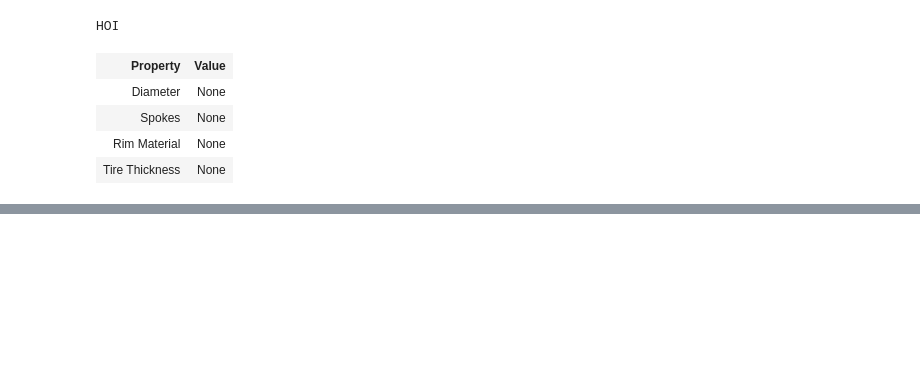
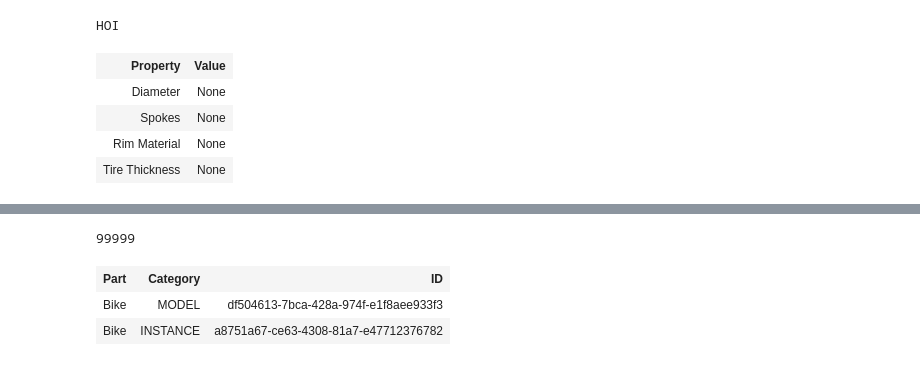
Before and after one commit to KE-works/pykechain, a Jupyter notebook: example2.ipynb, the cells around one changed output, grey strips where cells are left out. Drawn from its saved outputs; the diff is of its cells as text; code cells hidden in the pictures; blank space fills up the shorter version.

```diff
--- a/example2.ipynb
+++ b/example2.ipynb
@@ -62,5 +62,11 @@ diameter.value = 100
 # %%
-kechain2.part('Bike').property('Gears').value
+kec.part('Bike').property('Gears').value
+# %% [output]
+99999
 # %%
-kechain2.parts('Bike', category=None)
+kec.parts('Bike', category=None)
+# %% [output]
+| Part | Category | ID |
+| Bike | MODEL | df504613-7bca-428a-974f-e1f8aee933f3 |
+| Bike | INSTANCE | a8751a67-ce63-4308-81a7-e47712376782 |
 # %%
```
Also changed, not shown: parts of 12 cells of this notebook, 1 other file.
